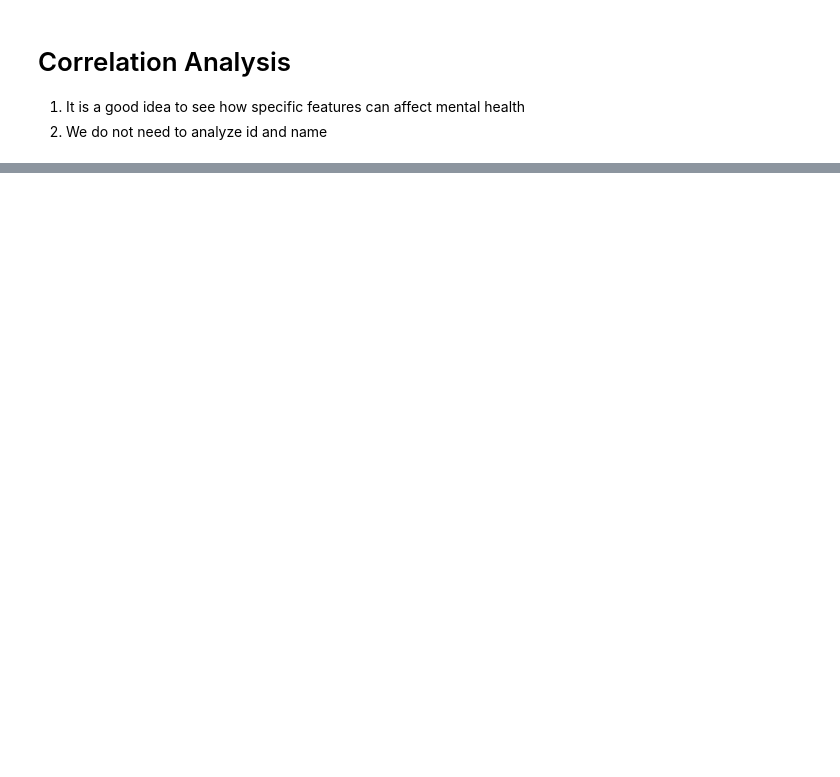
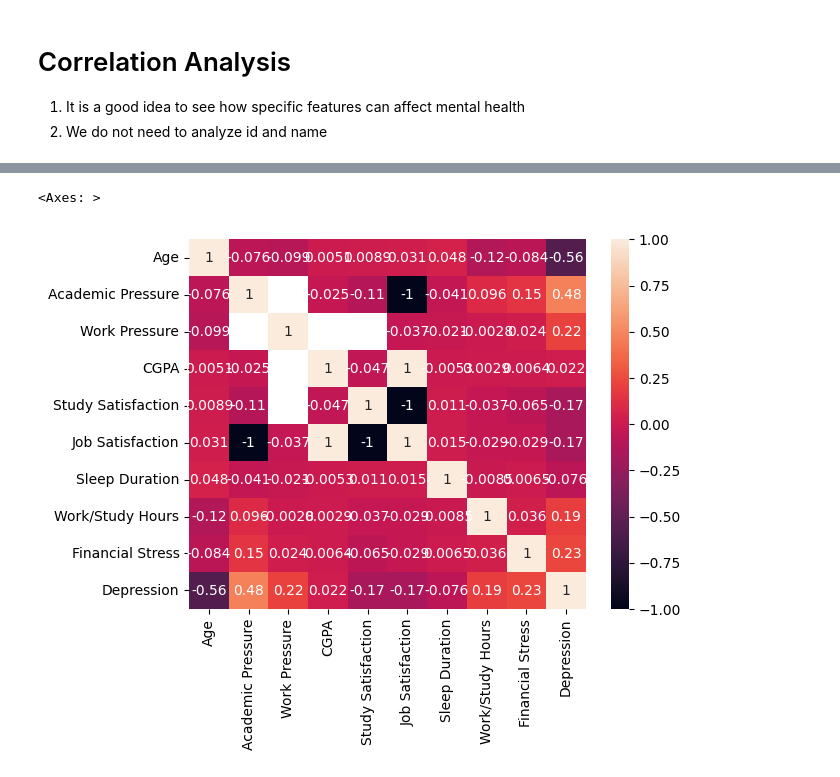
Before and after one commit to jeffc1994/DataScience, a Jupyter notebook: Mental Health Data/Mental Health Prediction.ipynb, the cells around one changed output, grey strips where cells are left out. Drawn from its saved outputs; the diff is of its cells as text; code cells hidden in the pictures; blank space fills up the shorter version.

```diff
--- a/Mental Health Data/Mental Health Prediction.ipynb
+++ b/Mental Health Data/Mental Health Prediction.ipynb
@@ -521 +534,37 @@ df[num_cols].describe()
+# %%
+def preprocessing(df):
+    X = df.copy()
+    X.drop(columns=['id','Name'],inplace=True)
+
+    # Impute unknown onto professionals who did not put down a profession
+    X.loc[(X['Working Professional or Student'] == "Working Professional") & (X['Profession'].isnull()), 'Profession'] = "Unknown"
+    # Remaining missing values are 99% either students or professionals who have not filled out the respective data fields. We can just leave these
+
+    # Find degree values which aren't statistically important (<100) and change to "Other"
+    degree_counts = X['Degree'].value_counts()
+    rare_degrees = degree_counts[degree_counts<100].index
+    X.loc[X['Degree'].isin(rare_degrees),"Degree"] = "Other"
+
+    # Impute the most common for missing values
+    X['Degree'] = X['Degree'].fillna(X['Degree'].mode()[0])
+
+    # Map sleeping habits
+    mapping_sleeping = {
+        "Less than 5 hours": 4.5,
+        "5-6 hours" : 5.5,
+        "7-8 hours" : 7.5,
+        "More than 8 hours" : 8.5
+    }
+    X['Sleep Duration'] = X['Sleep Duration'].map(mapping_sleeping)
+    X['Sleep Duration'] = X['Sleep Duration'].fillna(value=X['Sleep Duration'].median())
+
+    # Find diet habits which aren't important (<100) and change to "Other"
+    diet_counts = X['Dietary Habits'].value_counts()
+    rare_diets = diet_counts[diet_counts<100].index
+    X.loc[X['Dietary Habits'].isin(rare_diets),"Dietary Habits"] = "Other"
+    X['Dietary Habits'] = X['Dietary Habits'].fillna(X['Dietary Habits'].mode()[0])
+
+    # Impute Financial stress as the median
+    X['Financial Stress'] = X['Financial Stress'].fillna(X['Financial Stress'].median())
+    return X
 # %%
@@ -526,4 +639,6 @@ TypeError: can only concatenate str (not "float") to str
 # Correlation Analysis
 1. It is a good idea to see how specific features can affect mental health
 2. We do not need to analyze id and name
+# %%
+df_c = preprocessing(df)
 # %%
@@ -540,0 +676,8 @@ corr_cols = df.drop(columns=['id','Name'])
+# %%
+num_col_c = df_c.select_dtypes(include=("float64","int64")).columns
+cat_col_c = df_c.select_dtypes(include=("object")).columns
+# %%
+sns.heatmap(df_c[num_col_c].corr(),annot=True)
+# %% [output]
+<Axes: >
+[figure, added]
```
Also changed, not shown: parts of 45 cells of this notebook, 8 other files.
